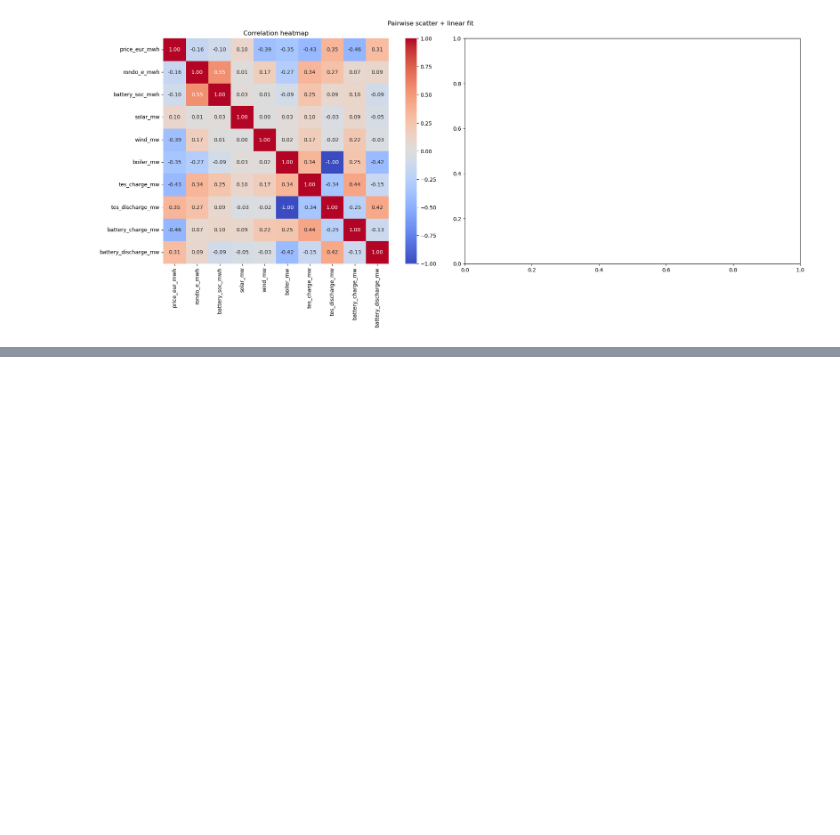
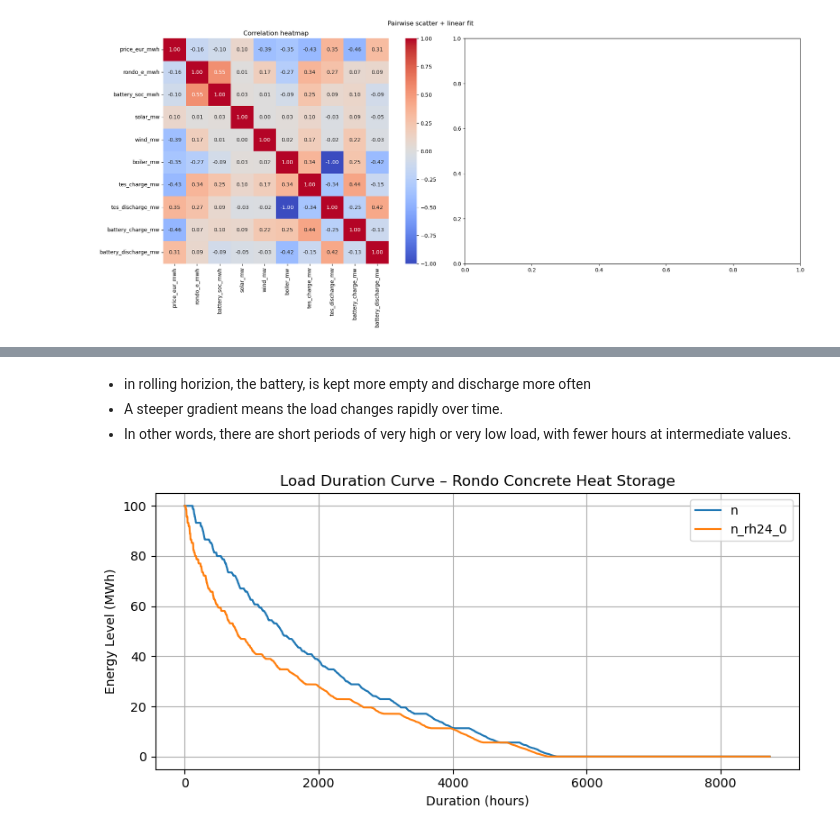
Before and after one commit to pulio12/Msc_Thesis_Greenlab_Skive, a Jupyter notebook: Test_file2.ipynb, the cells around one changed output, grey strips where cells are left out. Saved outputs shown, nothing was run; the diff lists cells and outputs as text; code cells hidden in the pictures; blank space fills up the shorter version.

```diff
--- a/Test_file2.ipynb
+++ b/Test_file2.ipynb
@@ -1739,0 +1780,28 @@ battery_discharge_mw          -0.127058              1.000000
+# %% [markdown]
+- in rolling horizion, the battery, is kept more empty and discharge more often
+- A steeper gradient means the load changes rapidly over time.
+- In other words, there are short periods of very high or very low load, with fewer hours at intermediate values.
+# %%
+
+
+# Extract energy levels
+e_n = n.stores_t.e['Rondo_Concrete_Heat_Storage']
+e_rh = n_rh24_0.stores_t.e['Rondo_Concrete_Heat_Storage']
+
+# Sort both in descending order
+e_n_sorted = np.sort(e_n)[::-1]
+e_rh_sorted = np.sort(e_rh)[::-1]
+
+plt.figure(figsize=(8,4))
+plt.plot(e_n_sorted, label='n')
+plt.plot(e_rh_sorted, label='n_rh24_0')
+
+plt.title("Load Duration Curve – Rondo Concrete Heat Storage")
+plt.xlabel("Duration (hours)")
+plt.ylabel("Energy Level (MWh)")
+plt.grid(True)
+plt.legend()
+plt.tight_layout()
+plt.show()
+# %% [output]
+[figure, added]
```
Also changed, not shown: parts of 9 cells of this notebook, 1 other file.
